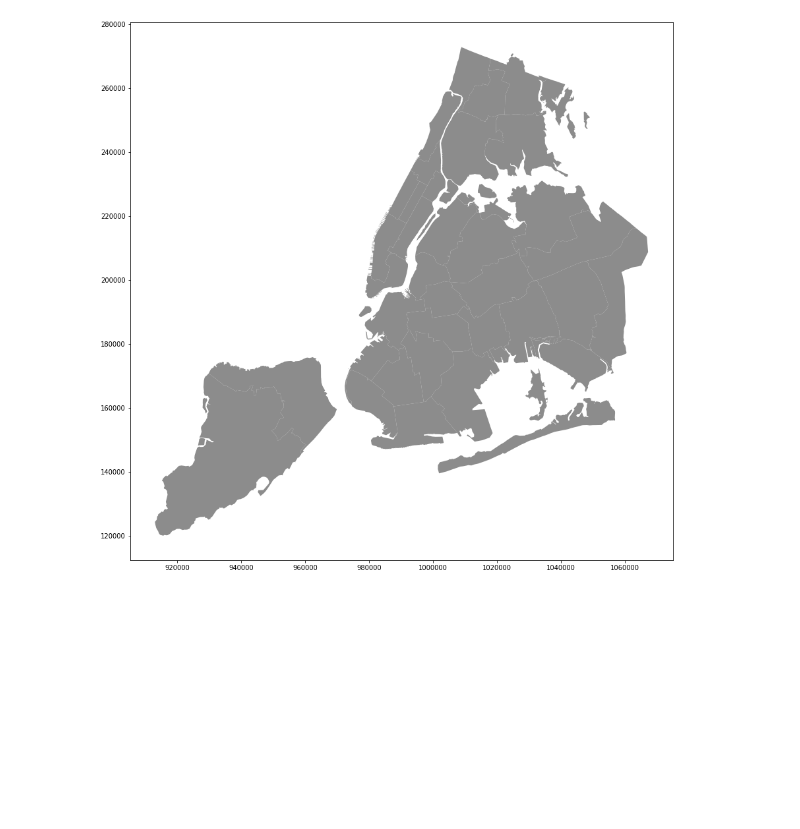
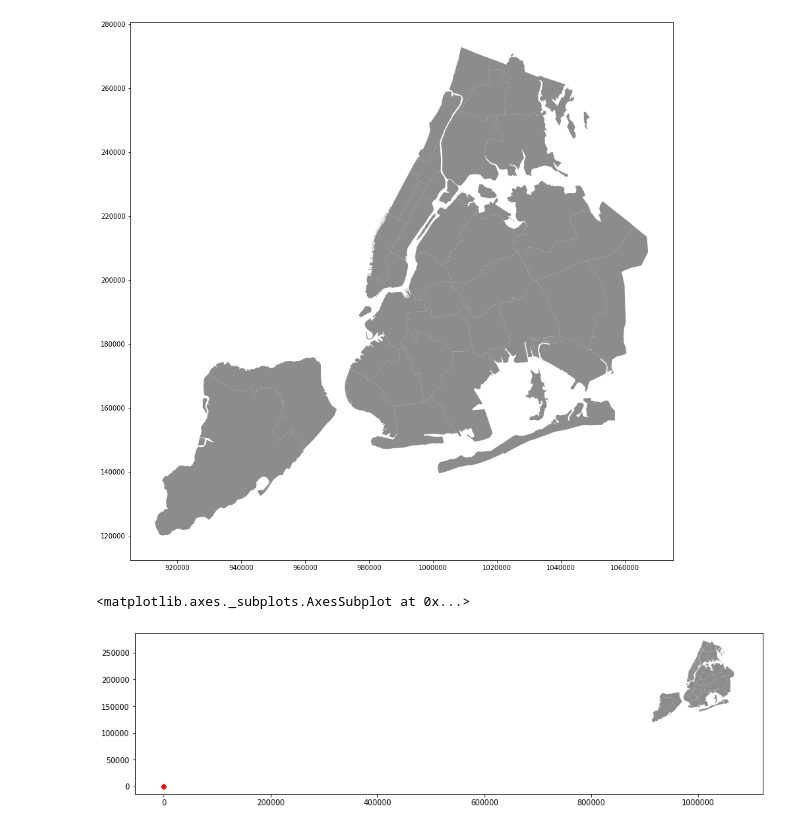
Before and after one commit to felixilie/nyc-motor-vehicle-collision, a Jupyter notebook: generate_plot1.ipynb, the cells around one changed output. Saved outputs shown, nothing was run; the diff lists cells and outputs as text; code cells hidden in the pictures; blank space fills up the shorter version.

Commit message:
Generated plot2
Generated plot2 was added

```diff
--- a/generate_plot1.ipynb
+++ b/generate_plot1.ipynb
@@ -54,4 +64,13 @@ streat_map.plot(ax = ax, alpha = .9, color = 'grey')
 # %%
 # Place on map locations of accidents
 # %%
-geo = [Point(xy) for xy in zip(df[])]
+geo = [Point(xy) for xy in zip(df['LONGITUDE'], df['LATITUDE'])]
+# %%
+geo_df = gdp.GeoDataFrame(df, geometry = geo)
+# %%
+fig, ax = plt.subplots(figsize = (15,15))
+streat_map.plot(ax = ax, alpha = .9, color = 'grey')
+geo_df.plot(ax = ax, markersize = 20, color = 'red', marker = 'o')
+# %% [output]
+<matplotlib.axes._subplots.AxesSubplot at 0x...>
+[figure, added]
```
Also changed, not shown: parts of 5 cells of this notebook, 1 other file.
